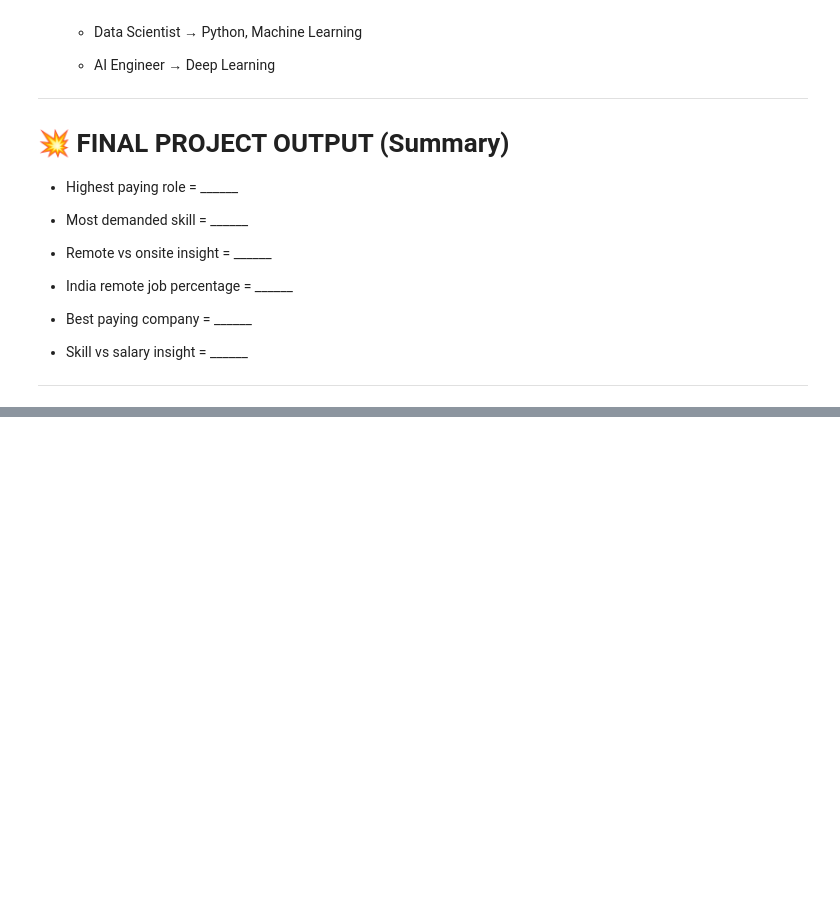
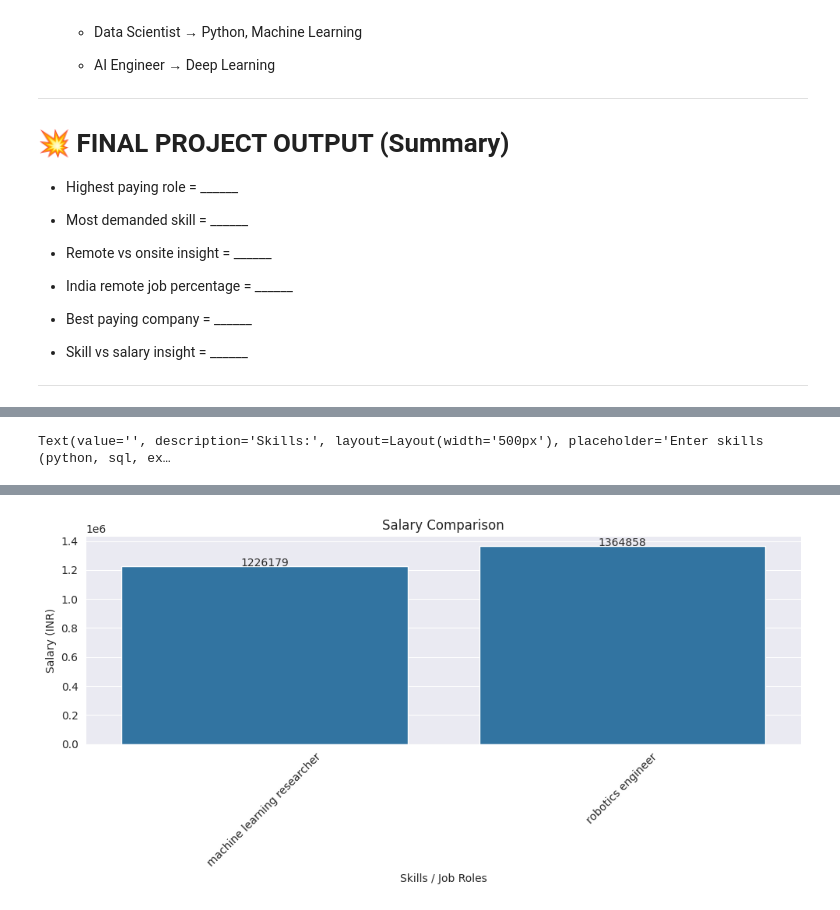
Before and after one commit to AJ0043/advance-ai-job-portal, a Jupyter notebook: Job_portal.ipynb, the cells around one changed output, grey strips where cells are left out. Saved outputs shown, nothing was run; the diff lists cells and outputs as text; code cells hidden in the pictures; blank space fills up the shorter version.

```diff
--- a/Job_portal.ipynb
+++ b/Job_portal.ipynb
@@ -4239,0 +4245,76 @@ memory usage: 2.3+ MB
+# %%
+import pandas as pd
+import matplotlib.pyplot as plt
+import seaborn as sns
+import ipywidgets as widgets
+from IPython.display import display
+
+# -------------------------------
+# Step 1: Wide Input Box
+# -------------------------------
+text = widgets.Text(
+    value='',
+    placeholder='Enter skills (python, sql, excel, ml)',
+    description='Skills:',
+    layout=widgets.Layout(width='500px')  # 👈 wide input
+)
+
+display(text)
+
+# -------------------------------
+# Step 2: Button
+# -------------------------------
+button = widgets.Button(description="Show Graph")
+display(button)
+
+# -------------------------------
+# Step 3: Function
+# -------------------------------
+def show_graph(b):
+    skills_input = text.value
+    selected_skills = [skill.strip().lower() for skill in skills_input.split(',')]
+
+    # Load dataset
+    df = pd.read_csv("indian_Based.csv")
+
+    # Clean
+    df['job_title'] = df['job_title'].astype(str).str.lower()
+
+    # Filter
+    pattern = '|'.join(selected_skills)
+    filtered = df[df['job_title'].str.contains(pattern, na=False)]
+
+    # Group
+    skill_salary = filtered.groupby('job_title')['salary_rupees'].mean().reset_index()
+
+    if skill_salary.empty:
+        print("❌ No matching skills found")
+    else:
+        print("\n🔥 Skill vs Salary:\n")
+        print(skill_salary)
+
+        sns.set_style("darkgrid")
+        plt.figure(figsize=(10,5))
+
+        sns.barplot(
+            x='job_title',
+            y='salary_rupees',
+            data=skill_salary
+        )
+
+        # labels
+        for i, v in enumerate(skill_salary['salary_rupees']):
+            plt.text(i, v, str(int(v)), ha='center')
+
+        plt.title("Salary Comparison")
+        plt.xlabel("Skills / Job Roles")
+        plt.ylabel("Salary (INR)")
+        plt.xticks(rotation=45)
+
+        plt.tight_layout()
+        plt.show()
+
+# Button click event
+button.on_click(show_graph)
+# %% [output]
+Text(value='', description='Skills:', layout=Layout(width='500px'), placeholder='Enter skills (python, sql, ex…
@@ -4239,0 +4327 @@ memory usage: 2.3+ MB
+[figure, added]
```
Also changed, not shown: parts of 3 cells of this notebook.
